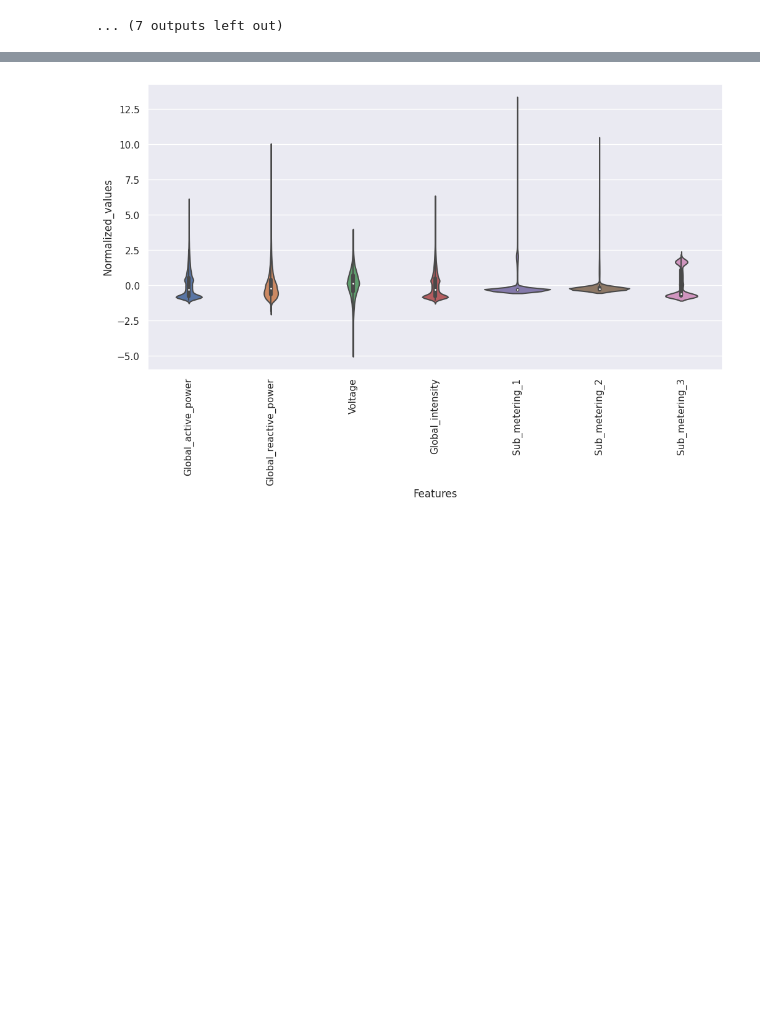
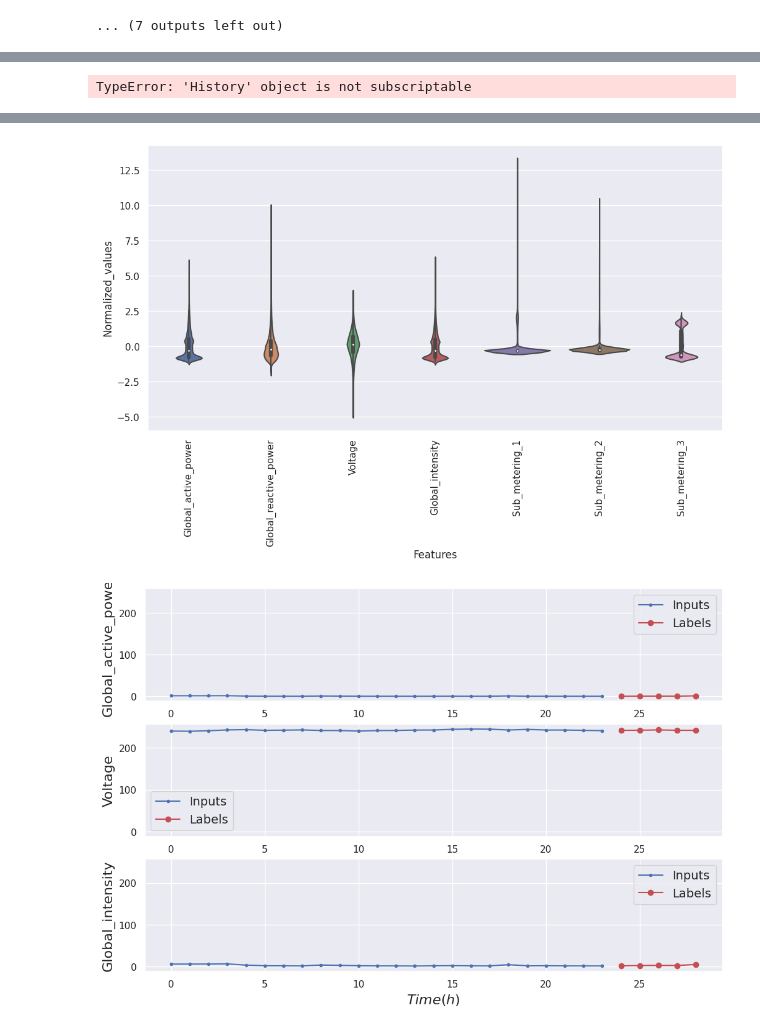
Before and after one commit to MdAnwar2004/Deep-Learning, a Jupyter notebook: Deep_Learning.ipynb, the cells around one changed output, grey strips where cells are left out. Drawn from its saved outputs; the diff is of its cells as text; code cells hidden in the pictures; blank space fills up the shorter version.

```diff
--- a/Deep_Learning.ipynb
+++ b/Deep_Learning.ipynb
@@ -1732,15 +1732,15 @@ plt.gca().spines[['top', 'right',]].set_visible(False)
       plt.ylabel(y_label, fontsize=16)
       plt.legend(fontsize=14)
   def plot_loss(history):
-    loss = history.history["loss"]
+    loss = history["loss"]
     epochs = range(1, len(loss) + 1)
     plt.figure(figsize=(10, 5))
     plt.plot(epochs, loss, ".--", label="Training loss")
     final_loss = loss[-1]
     title = "Training loss: {:.4f}".format(final_loss)
     plt.ylabel("Loss")
-    if "val_loss" in history.history:
-      val_loss = history.history["val_loss"]
+    if "val_loss" in history:
+      val_loss = history["val_loss"]
       plt.plot(epochs, val_loss, "o-", label="Validation loss")
       final_val_loss = val_loss[-1]
       title += ", Validation loss: {:.4f}".format(final_val_loss)
@@ -1814,26 +1814,38 @@ plt.gca().spines[['top', 'right',]].set_visible(False)
       plt.sca(axes[i])
       plot_series(series=series[:, col],y_true=y_true[:, col],y_pred=y_pred[:, col] if y_pred is not None else None,x_label="$Time (h)$",y_label=df_train.columns[col],)
   def train(model, x_train, y_train, x_val, y_val):
-    n_features = df_power.shape[1]
-    n_steps_before = 24
-    n_steps_ahead = 5
     n_epochs = 20
-    x_train, y_train = split_into_windows(df_train.values, n_steps_before, n_steps_ahead)
-    x_val, y_val = split_into_windows(df_val.values, n_steps_before, n_steps_ahead)
-    x_test, y_test = split_into_windows(df_test.values, n_steps_before, n_steps_ahead)
-    print(f"x_train: {x_train.shape}, y_train: {y_train.shape}")
-    print(f"x_val: {x_val.shape}, y_val: {y_val.shape}")
-    print(f"x_test: {x_test.shape}, y_test: {y_test.shape}")
-    plot_features(x_val[-1], y_val[-1])
-    """### Naïve forecasting"""
-    y_pred_naive = np.tile(x_val[:, -1:, :], (n_steps_ahead, 1))
-    print(f"y_pred_naive: {y_pred_naive.shape}")
-    print(f"Naïve predictor MSE: {np.mean(mean_squared_error(y_val, y_pred_naive)):0.05f}")
-    dense_model = Sequential([Lambda(lambda x: x[:, -1:, :]),Dense(units=512, activation="relu"),Dense(units=n_steps_ahead * n_features, kernel_initializer=tf.initializers.zeros()),Reshape([n_steps_ahead, n_features]),])
-    history = train(dense_model, x_train, y_train, x_val, y_val)
-    plot_loss(history)
-    y_pred_dense = dense_model.predict(x_val)
-    print(f"Dense network MSE: {np.mean(mean_squared_error(y_val, y_pred_dense)):0.05f}")
+    model.compile(optimizer="adam", loss="mean_squared_error")
+    history = model.fit(x_train, y_train, epochs=n_epochs, validation_data=(x_val, y_val), verbose=2)
+    if isinstance(history.history, dict) and 'loss' in history.history:
+        plot_loss(history.history)
+        y_pred = model.predict(x_val)
+        print(f"Validation MSE: {np.mean(mean_squared_error(y_val, y_pred)):0.05f}")
+        y_pred_test = model.predict(x_test)
+        print(f"Test MSE: {np.mean(mean_squared_error(y_test, y_pred_test)):0.05f}")
+    else:
+        print("Loss information not found in history.")
+    return history
+
+  n_features = df_power.shape[1]
+  n_steps_before = 24
+  n_steps_ahead = 5
+  n_epochs = 20
+  x_train, y_train = split_into_windows(df_train.values, n_steps_before, n_steps_ahead)
+  x_val, y_val = split_into_windows(df_val.values, n_steps_before, n_steps_ahead)
+  x_test, y_test = split_into_windows(df_test.values, n_steps_before, n_steps_ahead)
+  print(f"x_train: {x_train.shape}, y_train: {y_train.shape}")
+  print(f"x_val: {x_val.shape}, y_val: {y_val.shape}")
+  print(f"x_test: {x_test.shape}, y_test: {y_test.shape}")
+  plot_features(x_val[-1], y_val[-1])
+  y_pred_naive = np.tile(x_val[:, -1:, :], (n_steps_ahead, 1))
+  print(f"y_pred_naive: {y_pred_naive.shape}")
+  print(f"Naïve predictor MSE: {np.mean(mean_squared_error(y_val, y_pred_naive)):0.05f}")
+  dense_model = Sequential([Lambda(lambda x: x[:, -1:, :]),Dense(units=512, activation="relu"),Dense(units=n_steps_ahead * n_features, kernel_initializer=tf.initializers.zeros()),Reshape([n_steps_ahead, n_features]),])
+  history = train(dense_model, x_train, y_train, x_val, y_val)
+  plot_loss(history)
+  y_pred_dense = dense_model.predict(x_val)
+  print(f"Dense network MSE: {np.mean(mean_squared_error(y_val, y_pred_dense)):0.05f}")
 # %% [output]
 Python version: 3.10.12
 NumPy version: 1.23.5
@@ -1848,3 +1867,5 @@ df_test: (5189, 7)
+TypeError: 'History' object is not subscriptable
 [figure]
 [figure]
 [figure]
+[figure, added]
```
Also changed, not shown: parts of 1 cell of this notebook.
